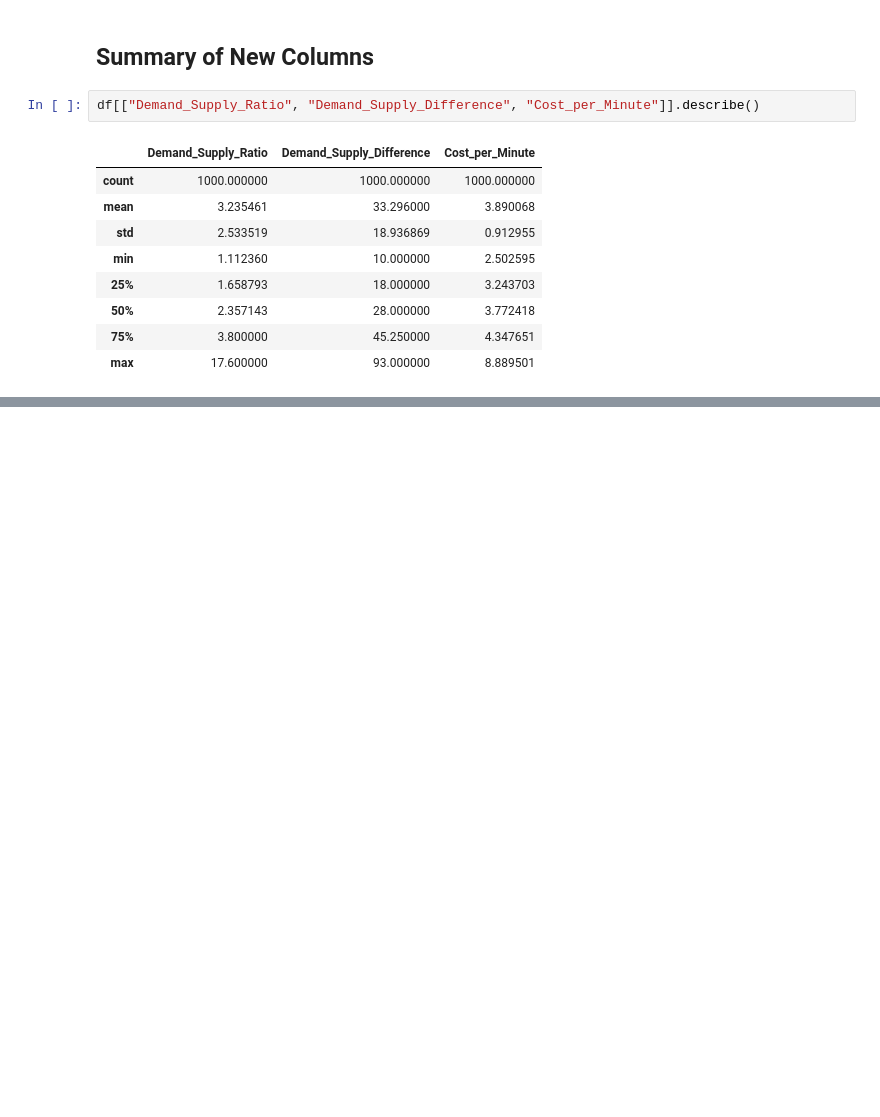
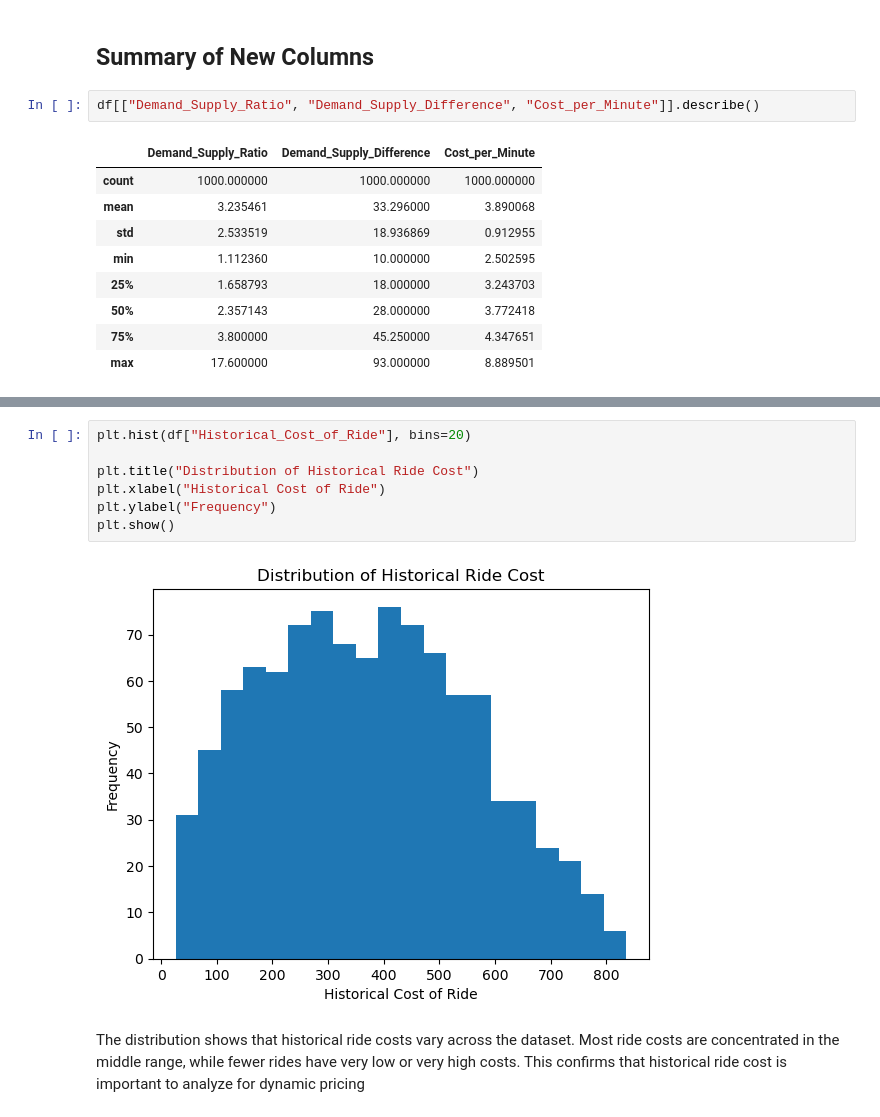
Before and after one commit to victoriabotezatu/dynamic-pricing-project, a Jupyter notebook: Notebooks /02_eda.ipynb, the cells around one changed output, grey strips where cells are left out. Saved outputs shown, nothing was run; the diff lists cells and outputs as text; blank space fills up the shorter version.

```diff
--- a/Notebooks /02_eda.ipynb
+++ b/Notebooks /02_eda.ipynb
@@ -106,0 +125,11 @@ df[["Demand_Supply_Ratio", "Demand_Supply_Difference", "Cost_per_Minute"]].descr
+# %%
+plt.hist(df["Historical_Cost_of_Ride"], bins=20)
+
+plt.title("Distribution of Historical Ride Cost")
+plt.xlabel("Historical Cost of Ride")
+plt.ylabel("Frequency")
+plt.show()
+# %% [output]
+[figure, added]
+# %% [markdown]
+The distribution shows that historical ride costs vary across the dataset. Most ride costs are concentrated in the middle range, while fewer rides have very low or very high costs. This confirms that historical ride cost is important to analyze for dynamic pricing
```
Also changed, not shown: parts of 17 cells of this notebook.
